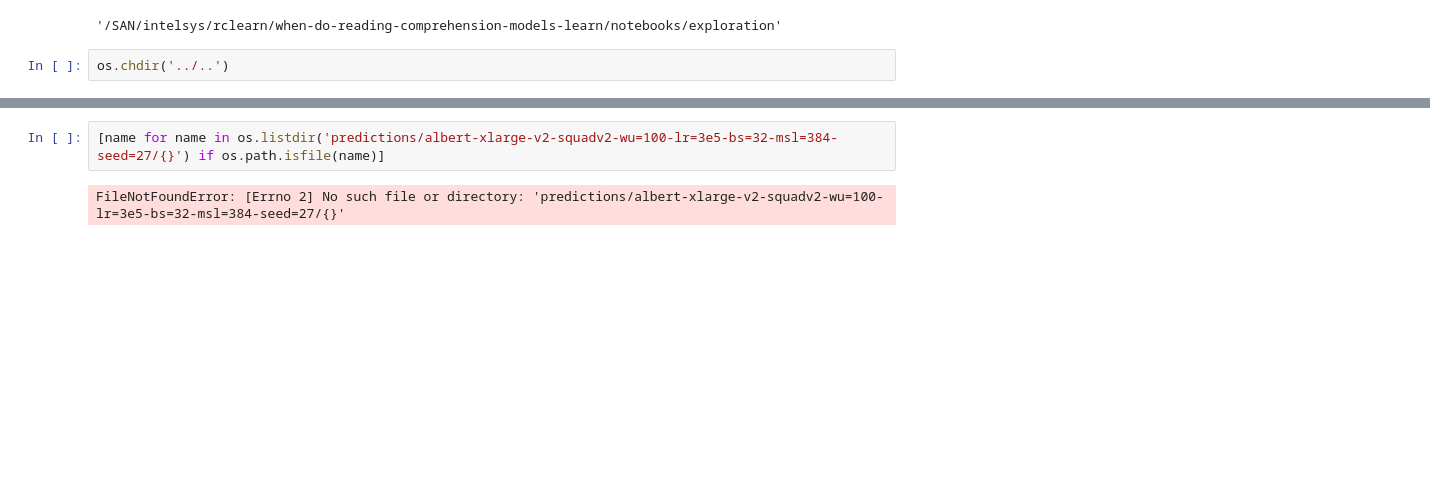
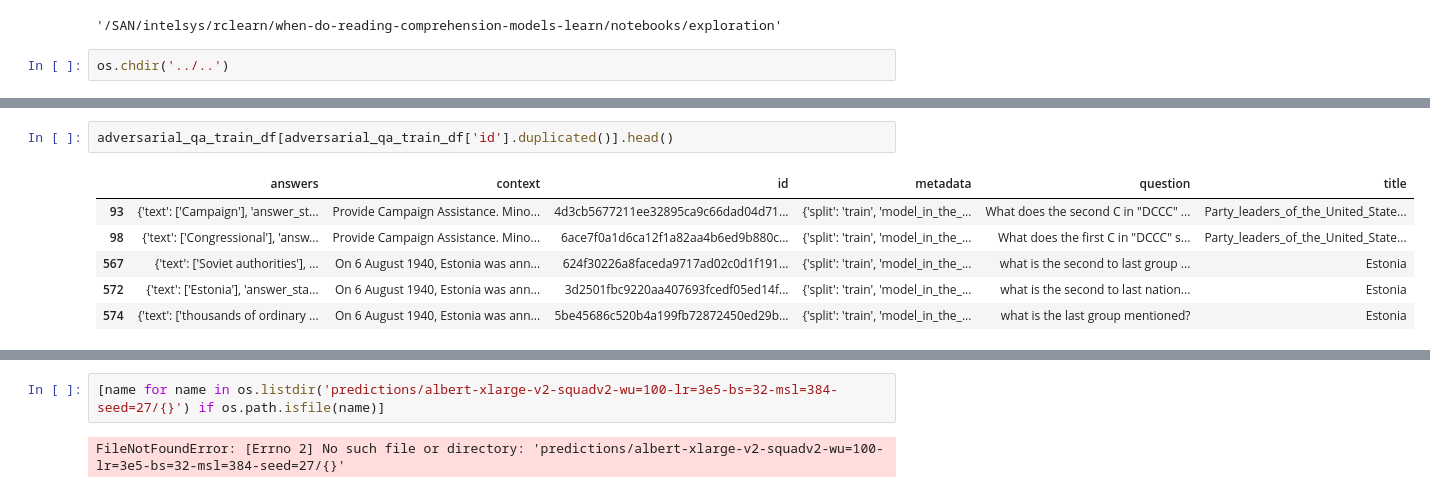
Before and after one commit to stevieg3/when-do-reading-comprehension-models-learn, a Jupyter notebook: notebooks/exploration/00-Check job completion.ipynb, the cells around one changed output, grey strips where cells are left out. Drawn from its saved outputs; the diff is of its cells as text; blank space fills up the shorter version.

```diff
--- a/notebooks/exploration/00-Check job completion.ipynb
+++ b/notebooks/exploration/00-Check job completion.ipynb
@@ -10,0 +82,9 @@ os.chdir('../..')
+# %%
+adversarial_qa_train_df[adversarial_qa_train_df['id'].duplicated()].head()
+# %% [output]
+|  | answers | context | id | metadata | question | title |
+| 93 | {'text': ['Campaign'], 'answer_st... | Provide Campaign Assistance. Mino... | 4d3cb5677211ee32895ca9c66dad04d71... | {'split': 'train', 'model_in_the_... | What does the second C in "DCCC" ... | Party_leaders_of_the_United_State... |
+| 98 | {'text': ['Congressional'], 'answ... | Provide Campaign Assistance. Mino... | 6ace7f0a1d6ca12f1a82aa4b6ed9b880c... | {'split': 'train', 'model_in_the_... | What does the first C in "DCCC" s... | Party_leaders_of_the_United_State... |
+| 567 | {'text': ['Soviet authorities'], ... | On 6 August 1940, Estonia was ann... | 624f30226a8faceda9717ad02c0d1f191... | {'split': 'train', 'model_in_the_... | what is the second to last group ... | Estonia |
+| 572 | {'text': ['Estonia'], 'answer_sta... | On 6 August 1940, Estonia was ann... | 3d2501fbc9220aa407693fcedf05ed14f... | {'split': 'train', 'model_in_the_... | what is the second to last nation... | Estonia |
+| 574 | {'text': ['thousands of ordinary ... | On 6 August 1940, Estonia was ann... | 5be45686c520b4a199fb72872450ed29b... | {'split': 'train', 'model_in_the_... | what is the last group mentioned? | Estonia |
```
Also changed, not shown: parts of 30 cells of this notebook, 1 other file.
